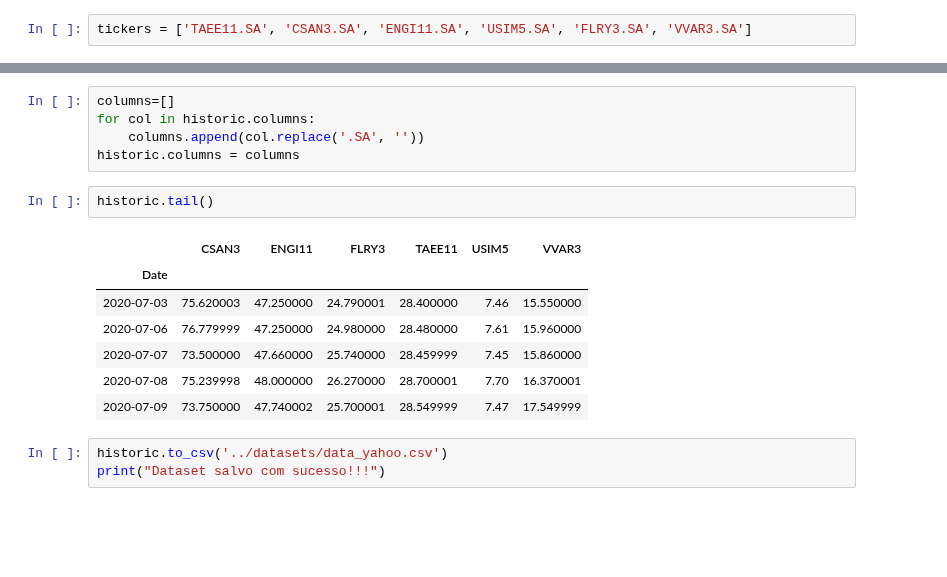
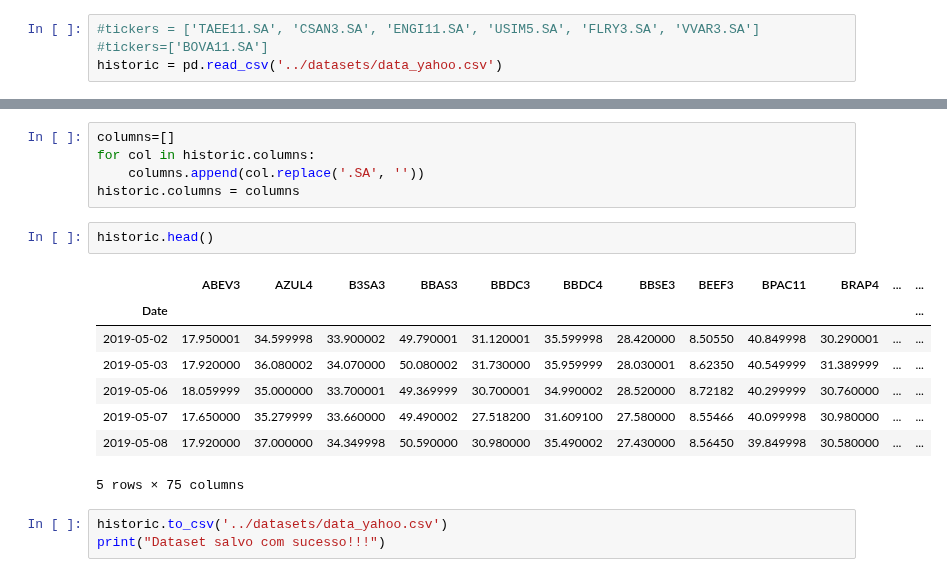
Before and after one commit to andreolvgomes/long-short-by-cointegration, a Jupyter notebook: utils/Historic-Yahoo.ipynb, the cells around one changed output, grey strips where cells are left out. Drawn from its saved outputs; the diff is of its cells as text; blank space fills up the shorter version.

```diff
--- a/utils/Historic-Yahoo.ipynb
+++ b/utils/Historic-Yahoo.ipynb
@@ -16,7 +16,9 @@ len(tickers), tickers[0:5]
 # %% [output]
 (75, ['ABEV3.SA', 'AZUL4.SA', 'B3SA3.SA', 'BBAS3.SA', 'BBDC3.SA'])
 # %%
-tickers = ['TAEE11.SA', 'CSAN3.SA', 'ENGI11.SA', 'USIM5.SA', 'FLRY3.SA', 'VVAR3.SA']
+#tickers = ['TAEE11.SA', 'CSAN3.SA', 'ENGI11.SA', 'USIM5.SA', 'FLRY3.SA', 'VVAR3.SA']
+#tickers=['BOVA11.SA']
+historic = pd.read_csv('../datasets/data_yahoo.csv')
 # %%
 #start="2019-10-01"
 historic = web.get_data_yahoo(tickers, start="2019-05-01")['Close']
@@ -33,15 +40,16 @@ for col in historic.columns:
     columns.append(col.replace('.SA', ''))
 historic.columns = columns
 # %%
-historic.tail()
+historic.head()
 # %% [output]
-|  | CSAN3 | ENGI11 | FLRY3 | TAEE11 | USIM5 | VVAR3 |
-| Date |  |  |  |  |  |  |
-| 2020-07-03 | 75.620003 | 47.250000 | 24.790001 | 28.400000 | 7.46 | 15.550000 |
-| 2020-07-06 | 76.779999 | 47.250000 | 24.980000 | 28.480000 | 7.61 | 15.960000 |
-| 2020-07-07 | 73.500000 | 47.660000 | 25.740000 | 28.459999 | 7.45 | 15.860000 |
-| 2020-07-08 | 75.239998 | 48.000000 | 26.270000 | 28.700001 | 7.70 | 16.370001 |
-| 2020-07-09 | 73.750000 | 47.740002 | 25.700001 | 28.549999 | 7.47 | 17.549999 |
+|  | ABEV3 | AZUL4 | B3SA3 | BBAS3 | BBDC3 | BBDC4 | BBSE3 | BEEF3 | BPAC11 | BRAP4 | ... | ... |
+| Date |  |  |  |  |  |  |  |  |  |  |  | ... |
+| 2019-05-02 | 17.950001 | 34.599998 | 33.900002 | 49.790001 | 31.120001 | 35.599998 | 28.420000 | 8.50550 | 40.849998 | 30.290001 | ... | ... |
+| 2019-05-03 | 17.920000 | 36.080002 | 34.070000 | 50.080002 | 31.730000 | 35.959999 | 28.030001 | 8.62350 | 40.549999 | 31.389999 | ... | ... |
+| 2019-05-06 | 18.059999 | 35.000000 | 33.700001 | 49.369999 | 30.700001 | 34.990002 | 28.520000 | 8.72182 | 40.299999 | 30.760000 | ... | ... |
+| 2019-05-07 | 17.650000 | 35.279999 | 33.660000 | 49.490002 | 27.518200 | 31.609100 | 27.580000 | 8.55466 | 40.099998 | 30.980000 | ... | ... |
+| 2019-05-08 | 17.920000 | 37.000000 | 34.349998 | 50.590000 | 30.980000 | 35.490002 | 27.430000 | 8.56450 | 39.849998 | 30.580000 | ... | ... |
+5 rows × 75 columns
 # %%
 historic.to_csv('../datasets/data_yahoo.csv')
 print("Dataset salvo com sucesso!!!")
```
Also changed, not shown: parts of 12 cells of this notebook, 14 other files.
